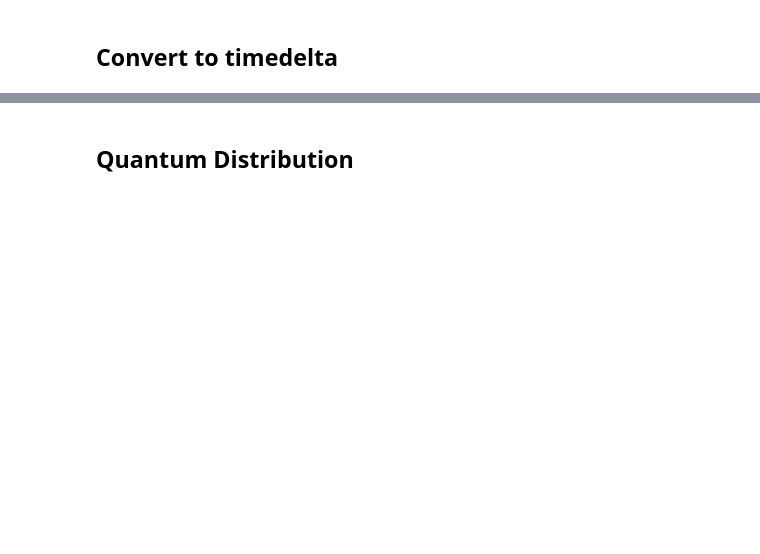
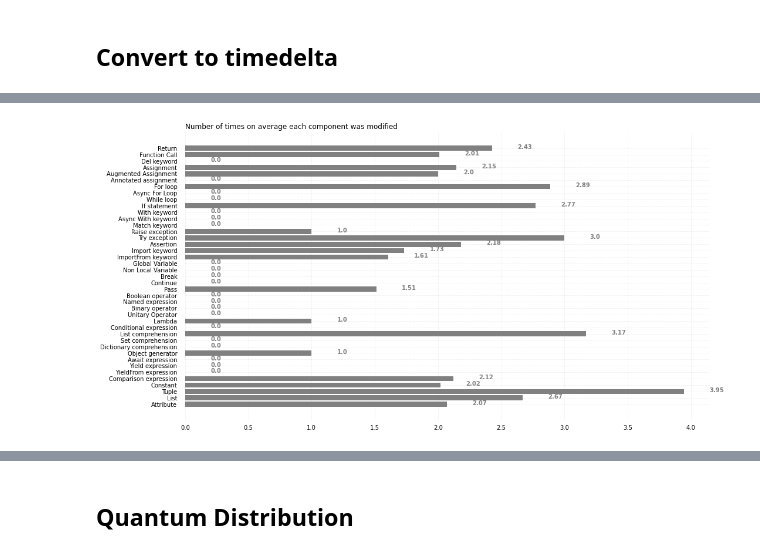
Before and after one commit to QBugs/qbugs-exploratory-study-data, a Jupyter notebook: buggy-code/scripts/RQ2_Data_Analysis.ipynb, the cells around one changed output, grey strips where cells are left out. Saved outputs shown, nothing was run; the diff lists cells and outputs as text; code cells hidden in the pictures; blank space fills up the shorter version.

```diff
--- a/buggy-code/scripts/RQ2_Data_Analysis.ipynb
+++ b/buggy-code/scripts/RQ2_Data_Analysis.ipynb
@@ -93,38 +140,40 @@ plt.show()
 fig, ax = plt.subplots(figsize =(16, 9))
 
 # Horizontal Bar Plot
-ax.barh(code_element_component, component_modified_average, color = 'blue')
+ax.barh(code_element_component, component_modified_average, color = 'grey')
 
 # Remove axes splines
 for s in ['top', 'bottom', 'left', 'right']:
     ax.spines[s].set_visible(False)
 
 # Remove x, y Ticks
 ax.xaxis.set_ticks_position('none')
 ax.yaxis.set_ticks_position('none')
 
 # Add padding between axes and labels
 ax.xaxis.set_tick_params(pad = 5)
 ax.yaxis.set_tick_params(pad = 10)
 
 # Add x, y gridlines
 ax.grid(b = True, color ='grey',
         linestyle ='-.', linewidth = 0.5,
         alpha = 0.2)
 
 # Show top values
 ax.invert_yaxis()
 
 # Add annotation to bars
 for i in ax.patches:
     plt.text(i.get_width()+0.2, i.get_y()+0.5,
              str(round((i.get_width()), 2)),
              fontsize = 10, fontweight ='bold',
              color ='grey')
 
 # Add Plot Title
 ax.set_title('Number of times on average each component was modified ',
              loc ='left', )
 # Show Plot
 plt.show()
+# %% [output]
+[figure, added]
 # %%
```
Also changed, not shown: parts of 50 cells of this notebook, 2 other files.
